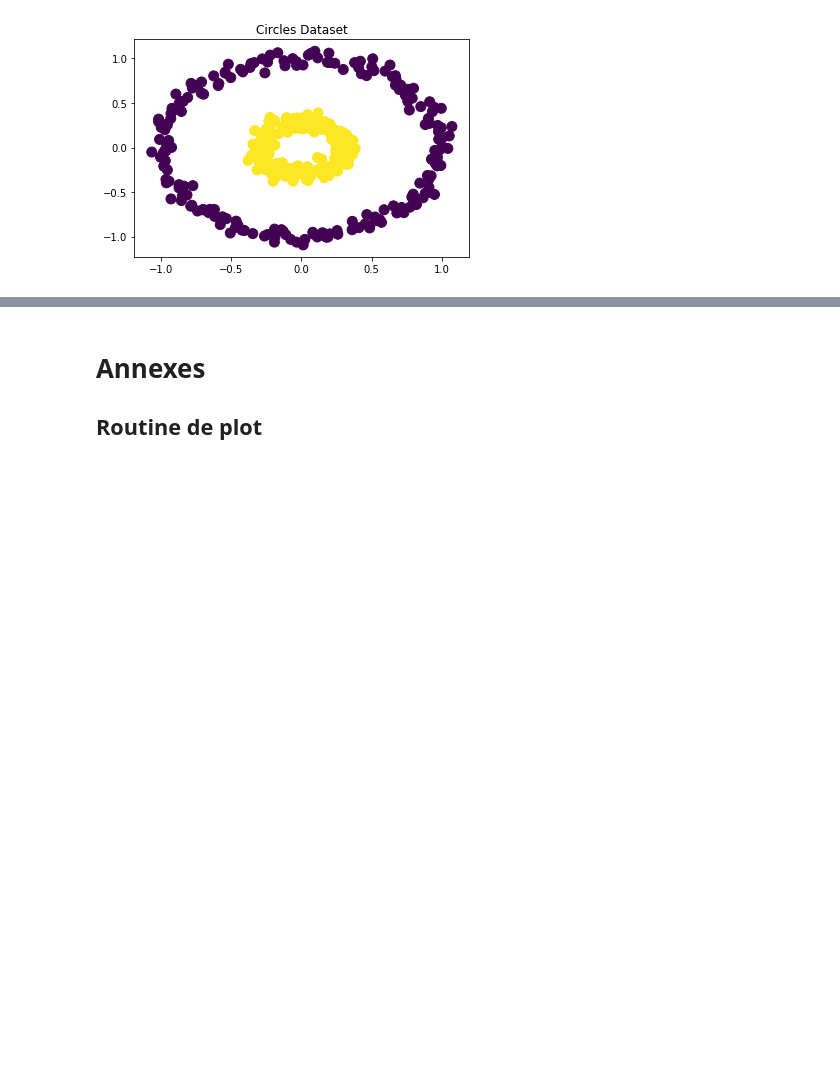
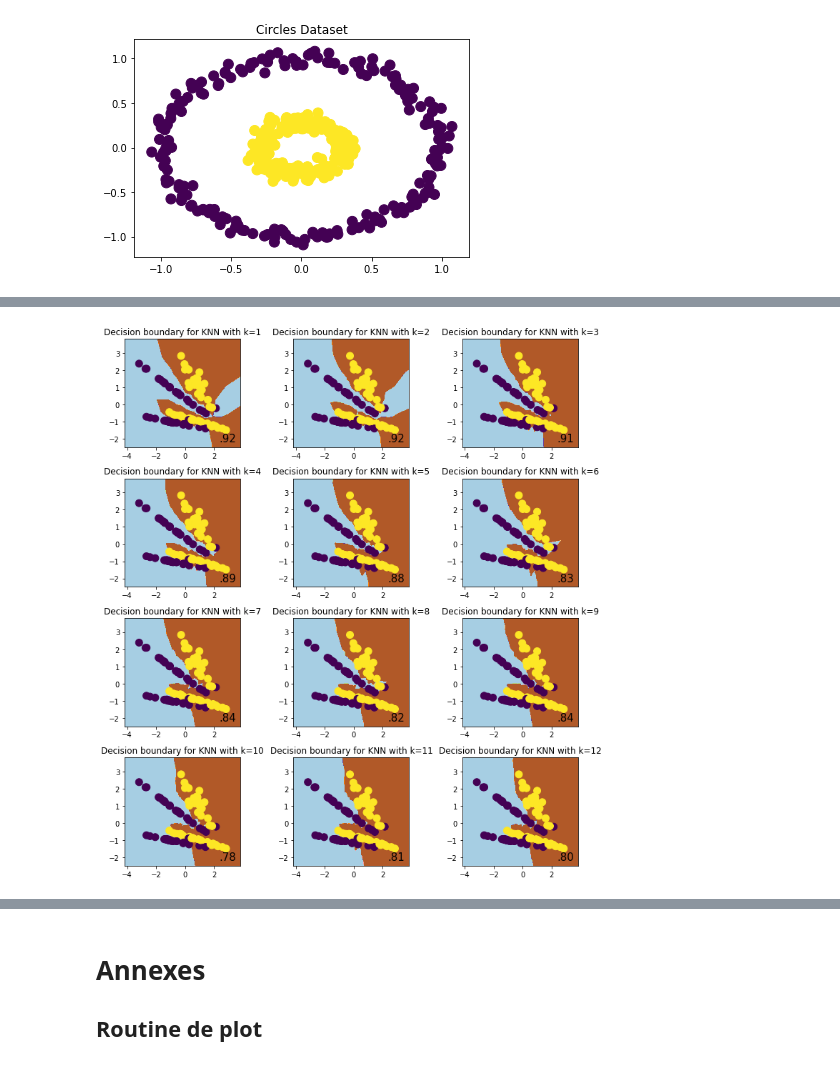
Before and after one commit to cosmo-sterin/M1_ENSL, a Jupyter notebook: ML/TP2/Rendu TP2 Tristan Sterin.ipynb, the cells around one changed output, grey strips where cells are left out. Drawn from its saved outputs; the diff is of its cells as text; code cells hidden in the pictures; blank space fills up the shorter version.

```diff
--- a/ML/TP2/Rendu TP2 Tristan Sterin.ipynb
+++ b/ML/TP2/Rendu TP2 Tristan Sterin.ipynb
@@ -133,0 +147,19 @@ plt.show()
+# %%
+# Training KNN for different k
+# And computing cross-valid scores
+KNN_clf_2 = [(myKNN(k),0.0) for k in range(1,13)]
+data_2 = np.c_[X2,Y2]
+for (i,(model,_)) in enumerate(KNN_clf_2):
+    score = cross_valid_score(model,data_2)
+    model.learn(data_2,p=False)
+    KNN_clf_2[i] = (model, score)
+# %%
+# Showing the results (with cross valid score in down left)
+plt.figure(figsize=(10,11))
+for (i,(model,score)) in enumerate(KNN_clf_2):
+    ax = plt.subplot(len(KNN_clf_2)/3, 3, i+1)
+    plot_frontiere(model, X2, Y2, ax, score)
+plt.tight_layout()
+plt.show()
+# %% [output]
+[figure, added]
```
Also changed, not shown: parts of 13 cells of this notebook.
